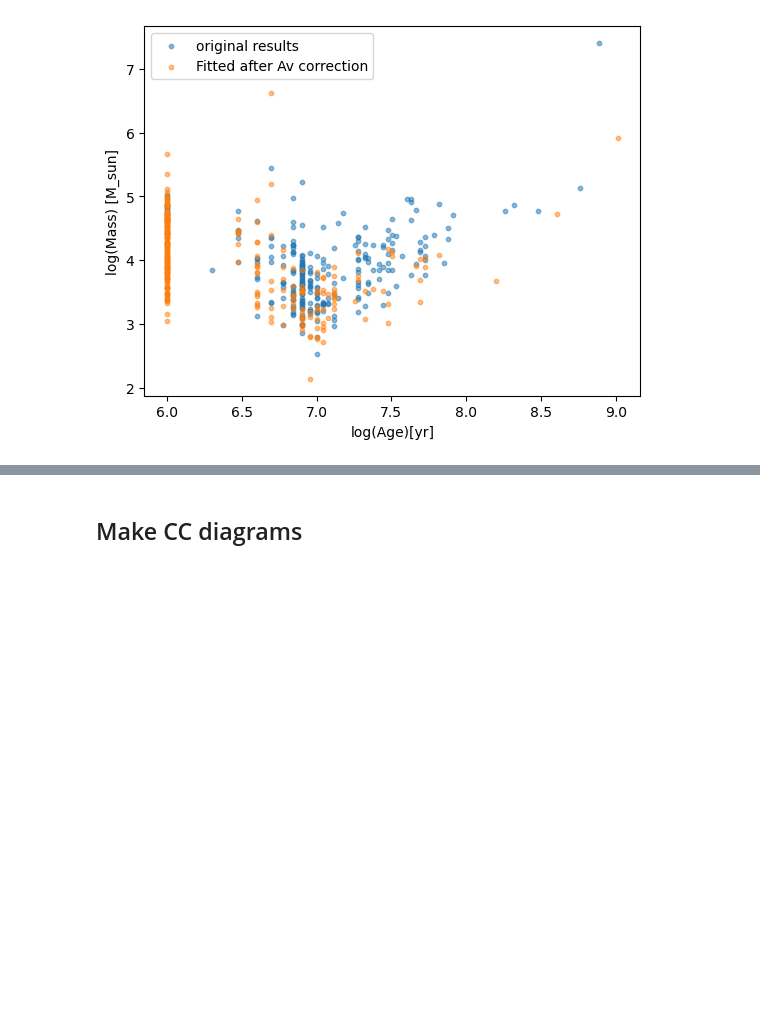
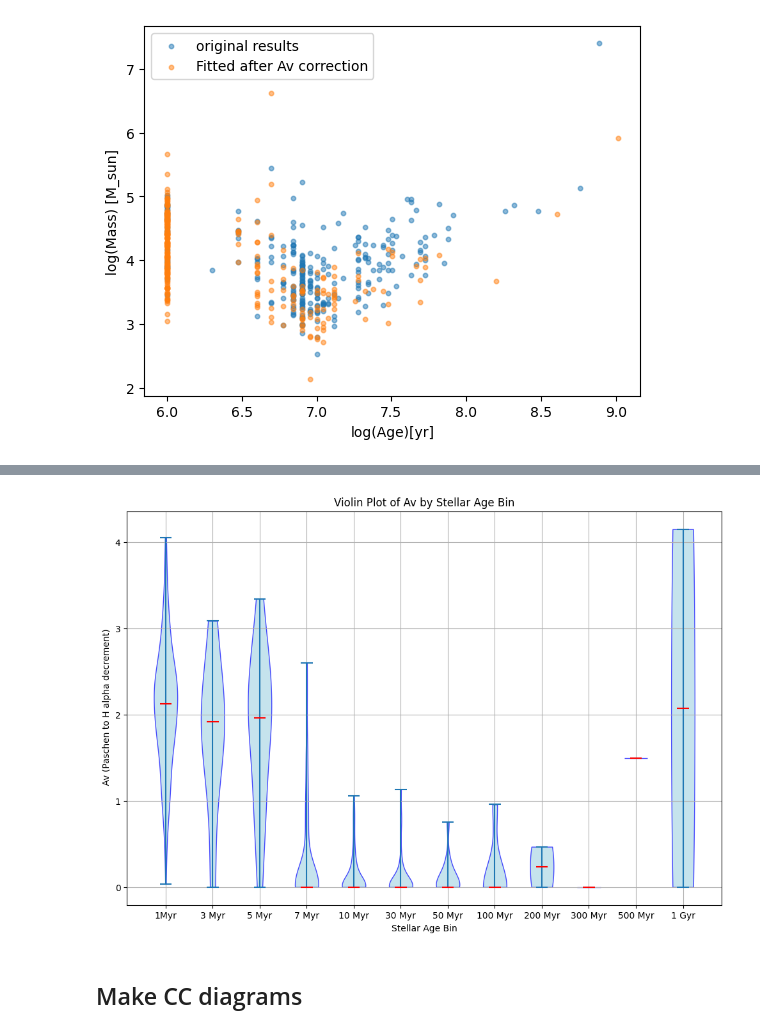
Before and after one commit to kilarson/msa, a Jupyter notebook: msa_cigale.ipynb, the cells around one changed output, grey strips where cells are left out. Drawn from its saved outputs; the diff is of its cells as text; code cells hidden in the pictures; blank space fills up the shorter version.

```diff
--- a/msa_cigale.ipynb
+++ b/msa_cigale.ipynb
@@ -1312,3 +1396,47 @@ print(len(av_corrected_bad[0]))
+# %%
+# Create bins for age
+#age_bins = [6.0, 6.47, 6.699, 6.5,7.0, 7.477, 9.5] # 1Myr, 3Myr, 5Myr, 10Myr, 30Myr, max_age
+#age_labels = ['<1Myr', '3-5Myr', '5-7Myr','7-10Myr', '10-30Myr', '>30Myr']
+
+v_diff_all = (data_tbl['V_dolmag_vega_old']-data_tbl['V_dolmag_vega']) +cigale_df['bayes.attenuation.A550']
+v_diff = (data_tbl['V_dolmag_vega_old']-data_tbl['V_dolmag_vega'])
+
+
+age_labels = ['1Myr', '3 Myr', '5 Myr','7 Myr', '10 Myr', '30 Myr', '50 Myr', '100 Myr', '200 Myr', '300 Myr', '500 Myr','1 Gyr']
+
+n_bins = 12
+
+# Bin the stellar age data
+cigale_df['age_bin'] = pd.cut(np.log10(cigale_df['best.stellar.age_m_star']*1e6), bins=n_bins, labels=age_labels, right=False)
+
+# Create a list of Av values for each age bin
+av_data_by_age_bin = [v_diff[cigale_df['age_bin'] == label] for label in age_labels]
+av_tot_data_by_age_bin = [v_diff_all[cigale_df['age_bin'] == label] for label in age_labels]
+
+
+# Create the violin plot
+plt.figure(figsize=(12, 8))
+violin_parts = plt.violinplot(av_data_by_age_bin, showmedians=True)
+
+
+# Customize the appearance of the violin plot (optional)
+for body in violin_parts['bodies']:
+    body.set_facecolor('lightblue')
+    body.set_edgecolor('blue')
+    body.set_alpha(0.7)
+
+# Customize the median line (optional)
+violin_parts['cmedians'].set_edgecolor('red')
+
+# Set labels and title
+plt.xticks(np.arange(1, len(age_labels) + 1), age_labels)
+plt.ylabel(' Av (Paschen to H alpha decrement)')
+plt.xlabel('Stellar Age Bin')
+plt.title('Violin Plot of Av by Stellar Age Bin')
+plt.grid(True)
+plt.show()
+# %% [output]
+[figure, added]
 # %% [markdown]
 ## Make CC diagrams
 # %%
```
Also changed, not shown: parts of 6 cells of this notebook.
